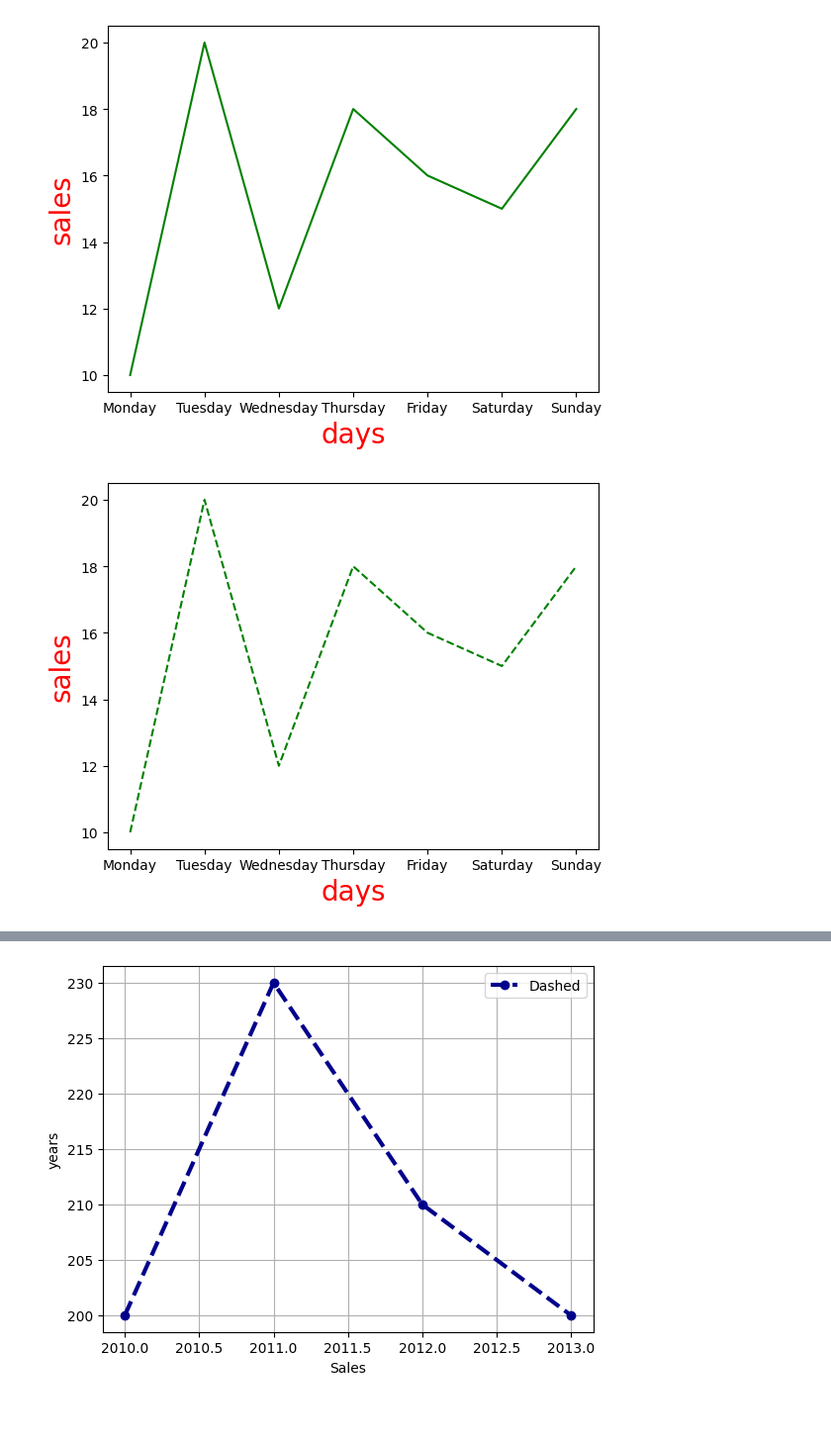
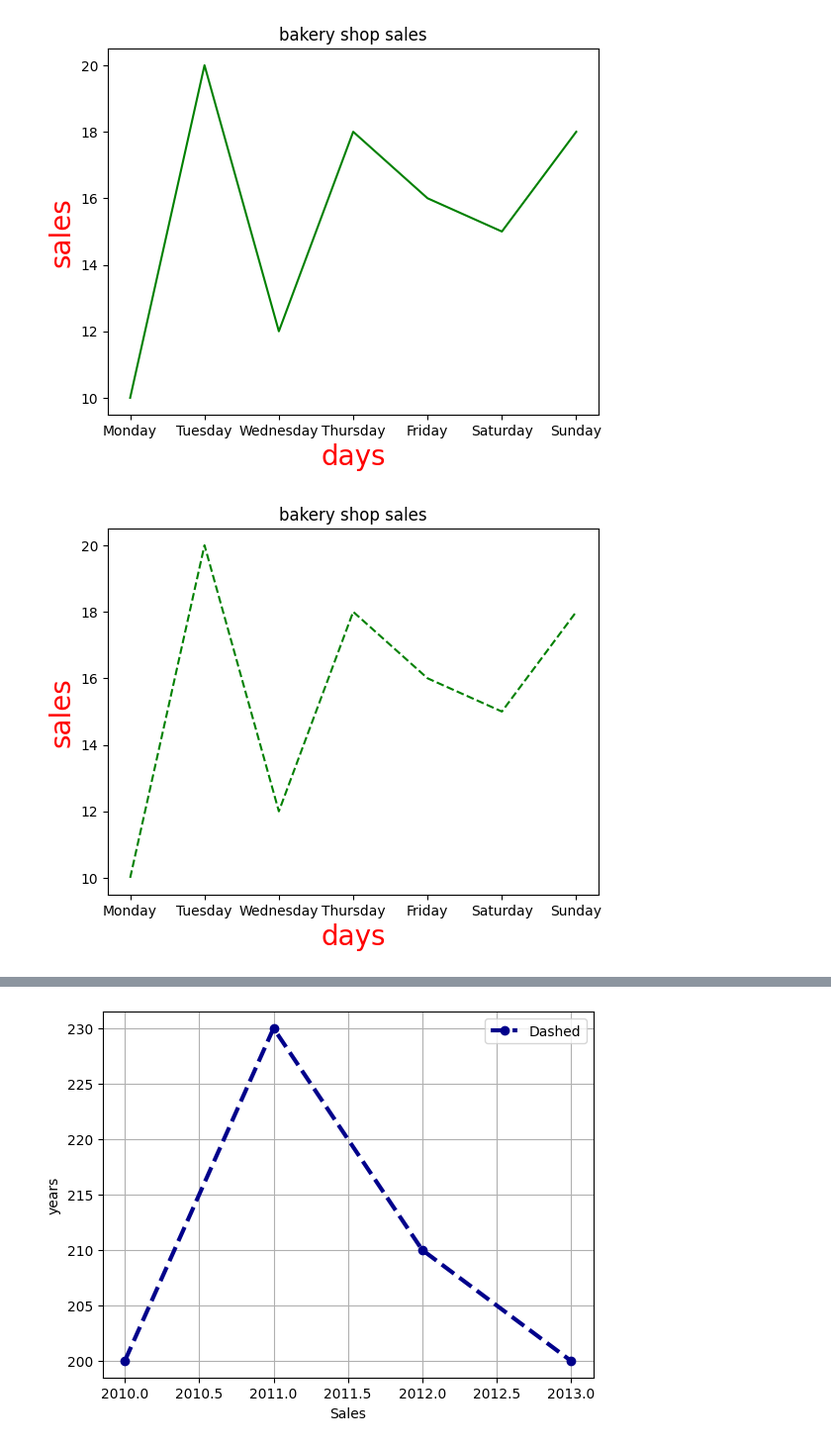
Before and after one commit to Amaansaifidev/Learning-python-for-ai-ml, a Jupyter notebook: Matplotlib-in-python/Mathplotlib.ipynb, the cells around one changed output, grey strips where cells are left out. Shown at 99% size. Saved outputs shown, nothing was run; the diff lists cells and outputs as text; code cells hidden in the pictures; blank space fills up the shorter version.

```diff
--- a/Matplotlib-in-python/Mathplotlib.ipynb
+++ b/Matplotlib-in-python/Mathplotlib.ipynb
@@ -18,18 +18,18 @@ plt.show()
 # %%
 plt.plot(x, y, color="green")
-plt.title = "bakery shop sales"
+plt.title("bakery shop sales")
 plt.xlabel("days", fontsize=20, color="red")
 plt.ylabel("sales", fontsize=20, color="red")
 plt.show()
 # %% [output]
-[figure, old version]
+[figure, new version]
 # %%
 plt.plot(x, y, color="green", linestyle="--", label="Dashed")
-plt.title = "bakery shop sales"
+plt.title("bakery shop sales")
 plt.xlabel("days", fontsize=20, color="red")
 plt.ylabel("sales", fontsize=20, color="red")
 plt.show()
 # %% [output]
-[figure, old version]
+[figure, new version]
 # %%
 plt.plot(x, y, color="green", linestyle="-", label="Solid")
```
Also changed, not shown: parts of 3 cells of this notebook.
